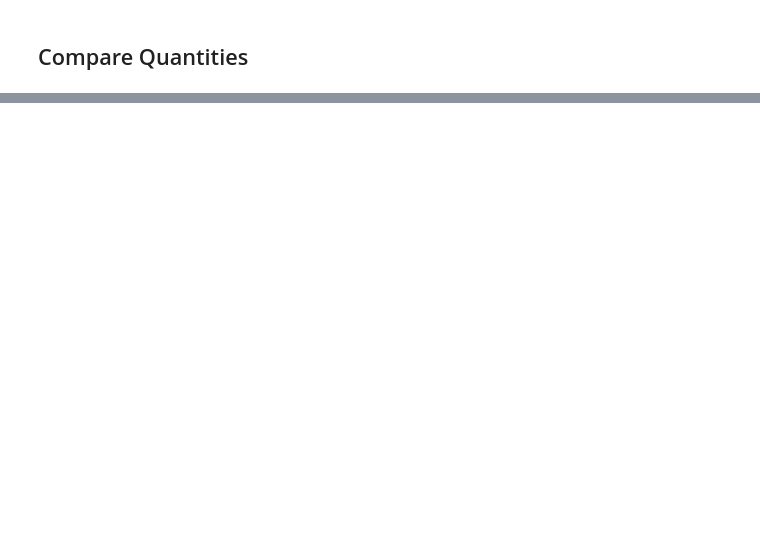
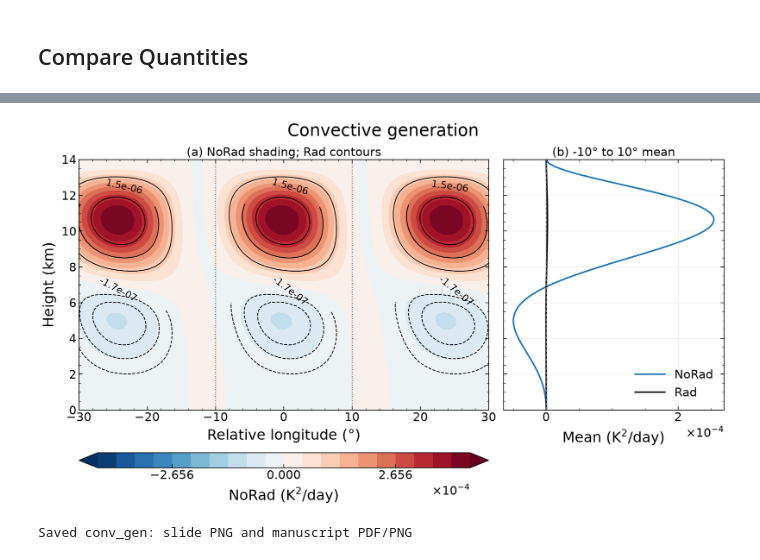
Before and after one commit to JosephKan828/Kuang-python, a Jupyter notebook: v0.1.0_Analysis/two_way/Exp_Compare.ipynb, the cells around one changed output, grey strips where cells are left out. Cells and saved outputs as stored; diff of their text form; code cells hidden in the pictures; blank space fills up the shorter version.

Commit message:
2026/10/28 Generate the comparison figures

```diff
--- a/v0.1.0_Analysis/two_way/Exp_Compare.ipynb
+++ b/v0.1.0_Analysis/two_way/Exp_Compare.ipynb
@@ -30,2 +47,8 @@ for file in files:
 # %% [markdown]
 ## Compare Quantities
+# %%
+for exp, result in composite_results.items():
+    print(f"{exp}: {result['x'].size} x points, {result['z'].size} levels, "
+          f"{result['time'].size} composite times")
+    print("Available arrays:", list(result))
+    print("Composite fields:", {name: values.shape for name, values in composites[exp].items()})
@@ -31,0 +76,7 @@ for file in files:
+# %%
+display_longitude_bounds = (-30.0, 30.0)
+mean_longitude_bounds = (-10.0, 10.0)
+comparison_figure_dir = Path(
+    "/home/b11209013/Kuang-python/v0.1.0_Analysis/Figure/experiment_comparison"
+)
+os.makedirs(comparison_figure_dir, exist_ok=True)
@@ -31,0 +190,30 @@ for file in files:
+# %%
+comparison_profiles = {}
+comparison_exports = {}
+
+for variable, (label, units) in comparison_variables.items():
+    comparison_exports[variable] = {}
+    for style_name in export_styles:
+        style = figure_styles[style_name]
+        figure, profiles = plot_experiment_comparison(
+            variable, label, units, display_longitude_bounds, mean_longitude_bounds,
+            plot_style=style_name,
+        )
+        comparison_profiles[variable] = profiles
+        style_dir = comparison_figure_dir / style_name
+        style_dir.mkdir(parents=True, exist_ok=True)
+        paths = []
+        # Disable tight cropping so slide pixels and manuscript page width stay exact.
+        with plt.rc_context({**style["rc"], "savefig.bbox": None}):
+            for extension in style["formats"]:
+                filename = style_dir / f"NoRad_Rad_{variable}.{extension}"
+                figure.savefig(filename, dpi=style["dpi"], bbox_inches=None)
+                paths.append(filename)
+            if style_name == plot_style:
+                plt.show()
+        comparison_exports[variable][style_name] = paths
+        plt.close(figure)
+    print(f"Saved {variable}: slide PNG and manuscript PDF/PNG")
+# %% [output]
+[figure, added]
+Saved conv_gen: slide PNG and manuscript PDF/PNG
```
Also changed, not shown: parts of 7 cells of this notebook, 16 other files.
